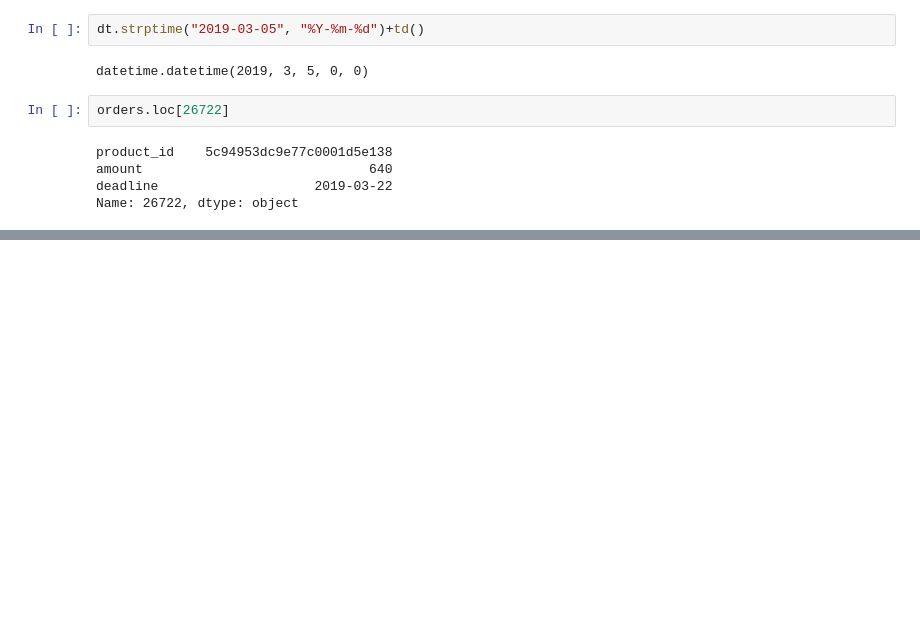
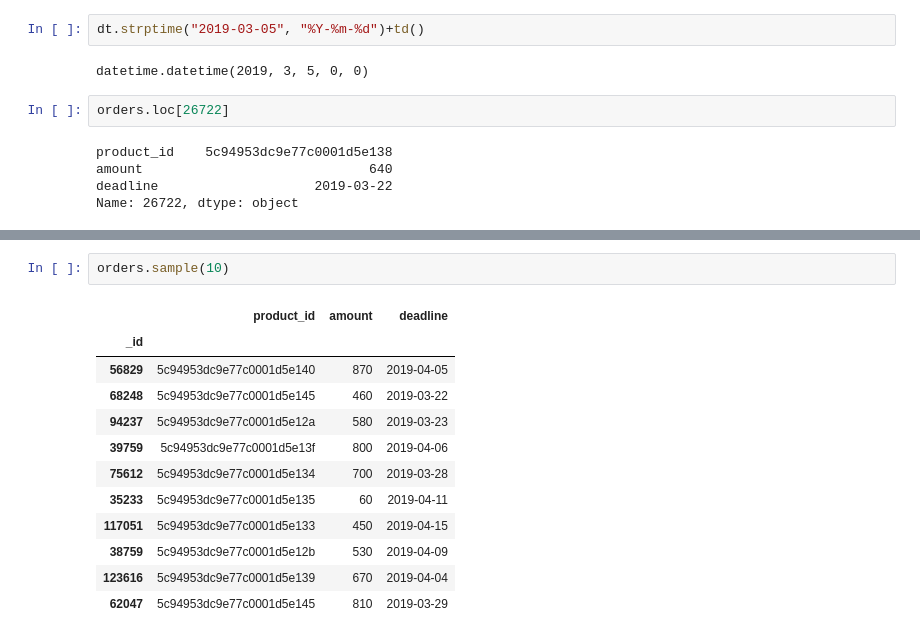
Before and after one commit to azolotukhin/biocad, a Jupyter notebook: analyse/vukw.ipynb, the cells around one changed output, grey strips where cells are left out. Drawn from its saved outputs; the diff is of its cells as text; blank space fills up the shorter version.

```diff
--- a/analyse/vukw.ipynb
+++ b/analyse/vukw.ipynb
@@ -414,0 +474,15 @@ from bio
+# %%
+orders.sample(10)
+# %% [output]
+|  | product_id | amount | deadline |
+| _id |  |  |  |
+| 56829 | 5c94953dc9e77c0001d5e140 | 870 | 2019-04-05 |
+| 68248 | 5c94953dc9e77c0001d5e145 | 460 | 2019-03-22 |
+| 94237 | 5c94953dc9e77c0001d5e12a | 580 | 2019-03-23 |
+| 39759 | 5c94953dc9e77c0001d5e13f | 800 | 2019-04-06 |
+| 75612 | 5c94953dc9e77c0001d5e134 | 700 | 2019-03-28 |
+| 35233 | 5c94953dc9e77c0001d5e135 | 60 | 2019-04-11 |
+| 117051 | 5c94953dc9e77c0001d5e133 | 450 | 2019-04-15 |
+| 38759 | 5c94953dc9e77c0001d5e12b | 530 | 2019-04-09 |
+| 123616 | 5c94953dc9e77c0001d5e139 | 670 | 2019-04-04 |
+| 62047 | 5c94953dc9e77c0001d5e145 | 810 | 2019-03-29 |
```
Also changed, not shown: parts of 10 cells of this notebook.
